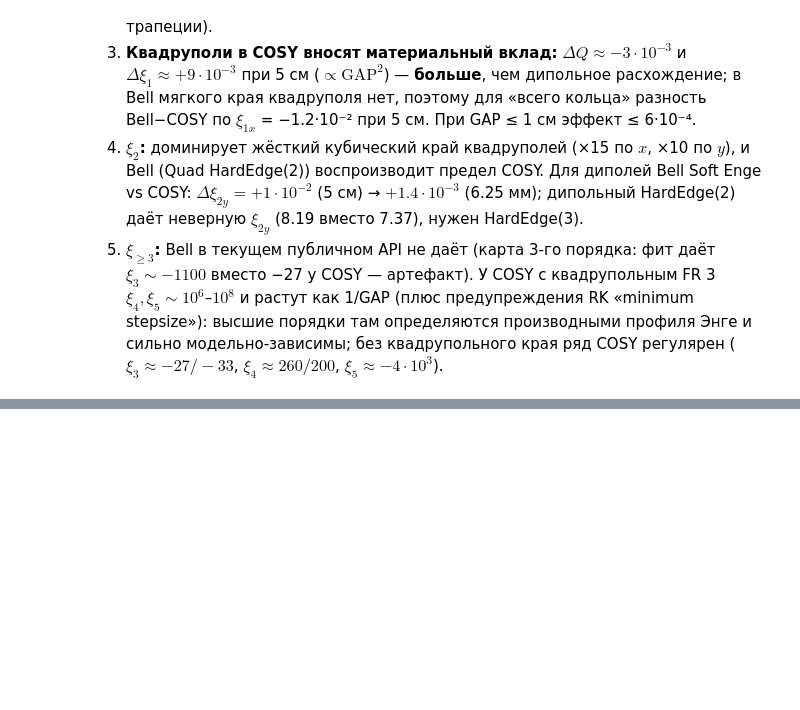
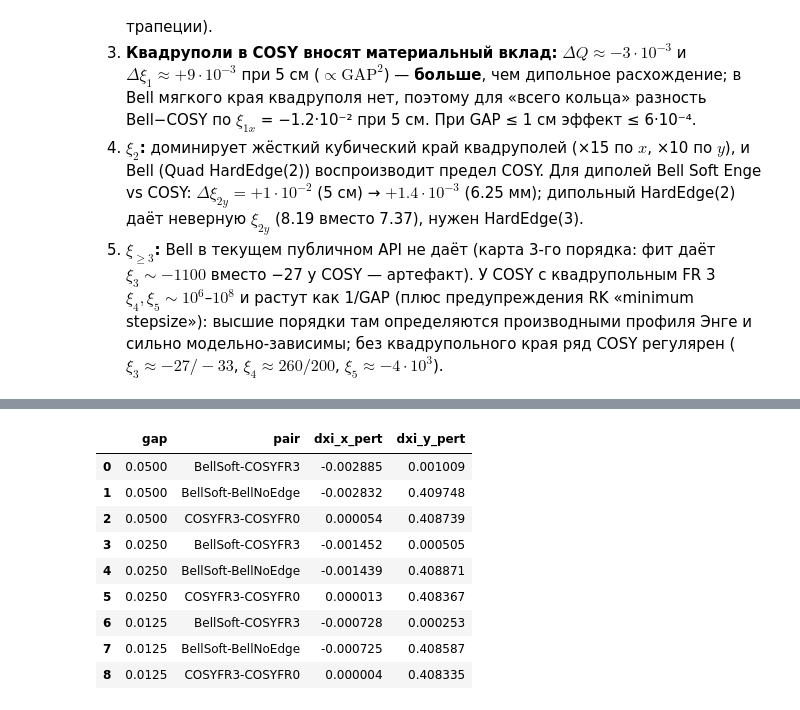
Before and after one commit to sergeybell/SCT_2, a Jupyter notebook: chromaticity/fringe_comparison/fringe_comparison.ipynb, the cells around one changed output, grey strips where cells are left out. Saved outputs shown, nothing was run; the diff lists cells and outputs as text; code cells hidden in the pictures; blank space fills up the shorter version.

```diff
--- a/chromaticity/fringe_comparison/fringe_comparison.ipynb
+++ b/chromaticity/fringe_comparison/fringe_comparison.ipynb
@@ -352,0 +396,13 @@ GAP 0.00625  Bell SoftEnge - COSY FR3 dip:  dxi_x = -3.67e-04  dxi_y = +1.24e-04
+# %%
+ps = pd.read_csv('single_dipole/output/perturb_summary.csv'); ps
+# %% [output]
+|  | gap | pair | dxi_x_pert | dxi_y_pert |
+| 0 | 0.0500 | BellSoft-COSYFR3 | -0.002885 | 0.001009 |
+| 1 | 0.0500 | BellSoft-BellNoEdge | -0.002832 | 0.409748 |
+| 2 | 0.0500 | COSYFR3-COSYFR0 | 0.000054 | 0.408739 |
+| 3 | 0.0250 | BellSoft-COSYFR3 | -0.001452 | 0.000505 |
+| 4 | 0.0250 | BellSoft-BellNoEdge | -0.001439 | 0.408871 |
+| 5 | 0.0250 | COSYFR3-COSYFR0 | 0.000013 | 0.408367 |
+| 6 | 0.0125 | BellSoft-COSYFR3 | -0.000728 | 0.000253 |
+| 7 | 0.0125 | BellSoft-BellNoEdge | -0.000725 | 0.408587 |
+| 8 | 0.0125 | COSYFR3-COSYFR0 | 0.000004 | 0.408335 |
```
Also changed, not shown: parts of 11 cells of this notebook, 30 other files.
